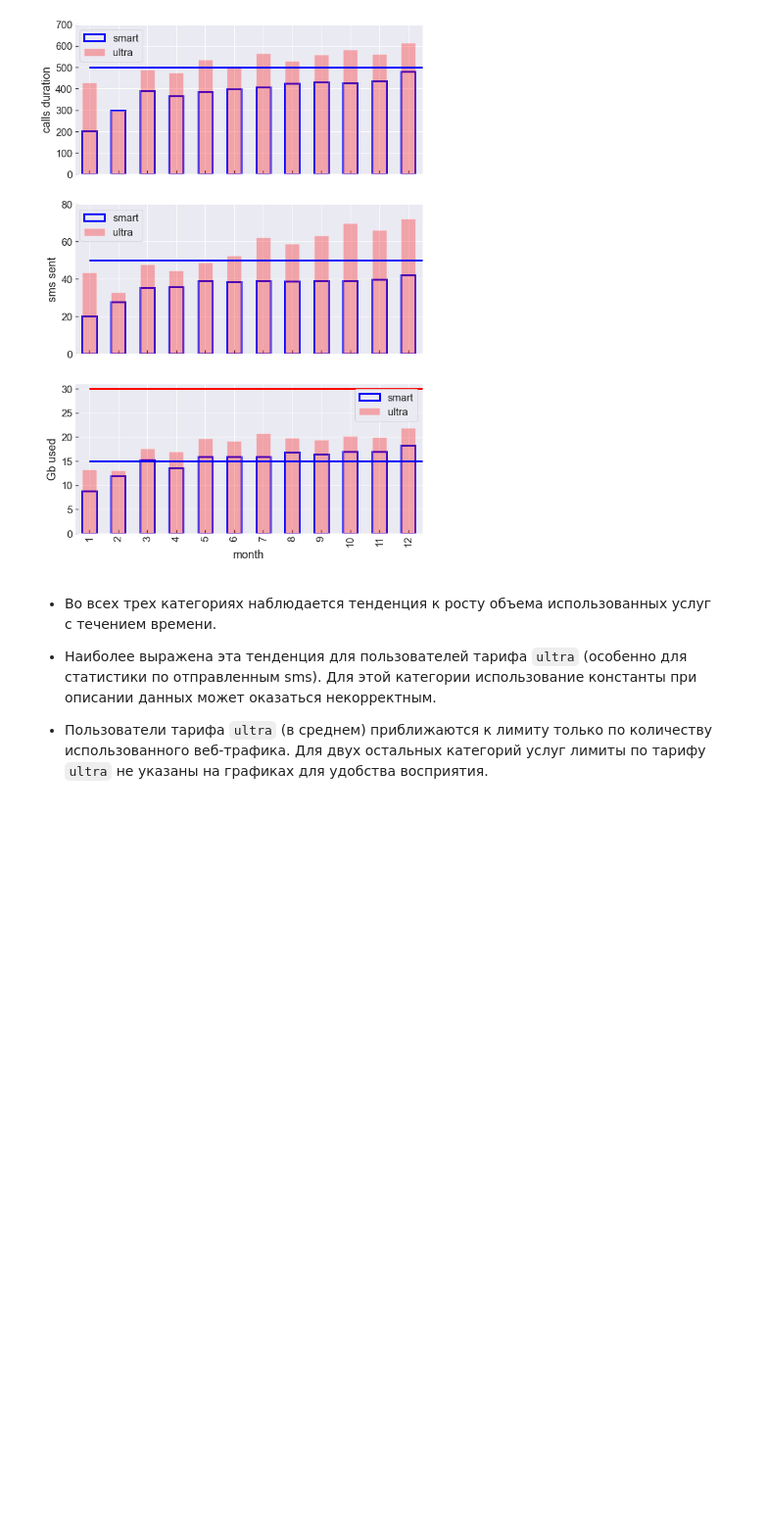
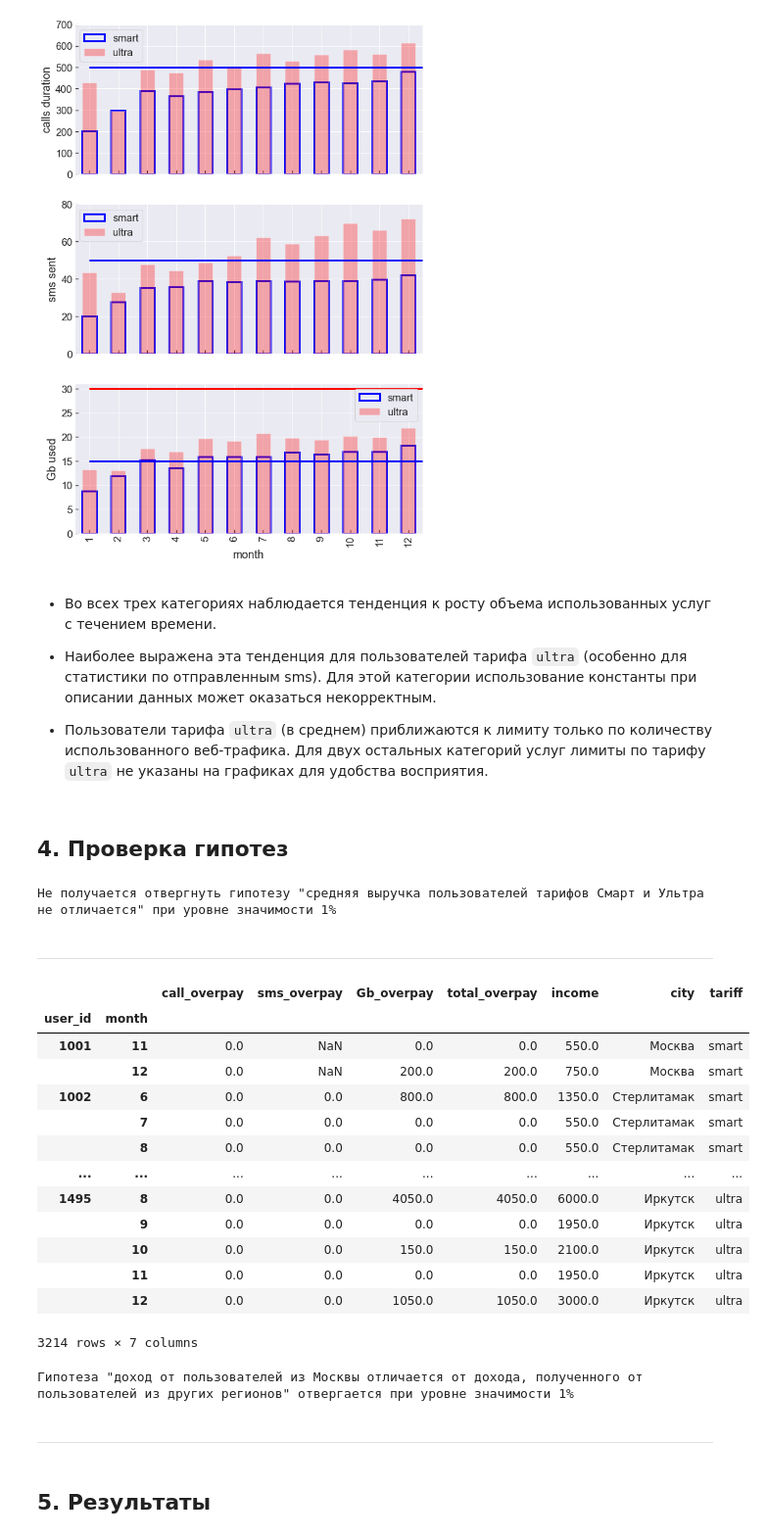
Before and after one commit to mbelveder/praktikum, a Jupyter notebook: 4_megaline/megaline.ipynb, the cells around one changed output. Shown at 98% size. Saved outputs shown, nothing was run; the diff lists cells and outputs as text; code cells hidden in the pictures; blank space fills up the shorter version.

```diff
--- a/4_megaline/megaline.ipynb
+++ b/4_megaline/megaline.ipynb
@@ -28,11 +30,11 @@ sns.set_style('darkgrid', rc={'ytick.left':True, 'ytick.direction':'in',
 # %% [markdown]
 ## 1. Общая информация <a class="anchor" id="section_1"></a>
 # %%
-users_df = pd.read_csv('datasets/users.csv')
-messages_df = pd.read_csv('datasets/messages.csv')
-calls_df = pd.read_csv('datasets/calls.csv')
-internet_df = pd.read_csv('datasets/internet.csv', )
-tariffs_df = pd.read_csv('datasets/tariffs.csv')
+users_df = pd.read_csv('/datasets/users.csv')
+messages_df = pd.read_csv('/datasets/messages.csv')
+calls_df = pd.read_csv('/datasets/calls.csv')
+internet_df = pd.read_csv('/datasets/internet.csv', )
+tariffs_df = pd.read_csv('/datasets/tariffs.csv')
 # %% [markdown]
 При попытке посмотреть `calls_df.info()` вышла следующая ошибка:
 # %% [markdown]
@@ -913,13 +917,13 @@ plt.show()
 # %%
 fig, ax = plt.subplots(figsize=(14,7))
 
-smart_overpay_dfs_merged['smart_income'] = smart_overpay_dfs_merged['total_overpay'] + smart_fee
-smart_overpay_dfs_merged.groupby(level=1)['smart_income'].agg(['mean']).plot(kind='bar', color='none',
+smart_overpay_dfs_merged['income'] = smart_overpay_dfs_merged['total_overpay'] + smart_fee
+smart_overpay_dfs_merged.groupby(level=1)['income'].agg(['mean']).plot(kind='bar', color='none',
                                                                                edgecolor='blue', lw=3, ax=ax,
                                                                                label='smart_median')
 
-ultra_overpay_dfs_merged['ultra_income'] = ultra_overpay_dfs_merged['total_overpay'] + ultra_fee
-ultra_overpay_dfs_merged.groupby(level=1)['ultra_income'].agg(['mean']).plot(kind='bar', color='red', alpha=.3,
+ultra_overpay_dfs_merged['income'] = ultra_overpay_dfs_merged['total_overpay'] + ultra_fee
+ultra_overpay_dfs_merged.groupby(level=1)['income'].agg(['mean']).plot(kind='bar', color='red', alpha=.3,
                                                                                ax=ax, label='ultra')
 
 ax.legend()
@@ -1011,3 +1015,5 @@ plt.show()
 - Наиболее выражена эта тенденция для пользователей тарифа `ultra` (особенно для статистики по отправленным sms). Для этой категории использование константы при описании данных может оказаться некорректным.
 
 - Пользователи тарифа `ultra` (в среднем) приближаются к лимиту только по количеству использованного веб-трафика. Для двух остальных категорий услуг лимиты по тарифу `ultra` не указаны на графиках для удобства восприятия.
+# %% [markdown]
+## 4. Проверка гипотез <a class="anchor" id="section_4"></a>
@@ -1013,0 +1022,36 @@ plt.show()
+# %%
+smart_sample = smart_overpay_dfs_merged['income']
+ulra_sample = ultra_overpay_dfs_merged['income']
+
+result_smart_ultra = st.ttest_ind(smart_sample, ulra_sample)
+
+alpha = .01
+
+if result_smart_ultra.pvalue < .01:
+    print(f'Не получается отвергнуть гипотезу "средняя выручка пользователей тарифов Смарт и Ультра не отличается" при уровне значимости {alpha:.0%}')
+# %% [output]
+Не получается отвергнуть гипотезу "средняя выручка пользователей тарифов Смарт и Ультра не отличается" при уровне значимости 1%
+# %% [markdown]
+***
+# %%
+smart_combined_df = smart_overpay_dfs_merged.join(users_df[['city', 'tariff']])
+ultra_combined_df = ultra_overpay_dfs_merged.join(users_df[['city', 'tariff']])
+
+combined_income_df = pd.concat([smart_combined_df, ultra_combined_df])
+
+combined_income_df
+# %% [output]
+|  |  | call_overpay | sms_overpay | Gb_overpay | total_overpay | income | city | tariff |
+| user_id | month |  |  |  |  |  |  |  |
+| 1001 | 11 | 0.0 | NaN | 0.0 | 0.0 | 550.0 | Москва | smart |
+|  | 12 | 0.0 | NaN | 200.0 | 200.0 | 750.0 | Москва | smart |
+| 1002 | 6 | 0.0 | 0.0 | 800.0 | 800.0 | 1350.0 | Стерлитамак | smart |
+|  | 7 | 0.0 | 0.0 | 0.0 | 0.0 | 550.0 | Стерлитамак | smart |
+|  | 8 | 0.0 | 0.0 | 0.0 | 0.0 | 550.0 | Стерлитамак | smart |
+| ... | ... | ... | ... | ... | ... | ... | ... | ... |
+| 1495 | 8 | 0.0 | 0.0 | 4050.0 | 4050.0 | 6000.0 | Иркутск | ultra |
+|  | 9 | 0.0 | 0.0 | 0.0 | 0.0 | 1950.0 | Иркутск | ultra |
+|  | 10 | 0.0 | 0.0 | 150.0 | 150.0 | 2100.0 | Иркутск | ultra |
+|  | 11 | 0.0 | 0.0 | 0.0 | 0.0 | 1950.0 | Иркутск | ultra |
+|  | 12 | 0.0 | 0.0 | 1050.0 | 1050.0 | 3000.0 | Иркутск | ultra |
+3214 rows × 7 columns
@@ -1013,0 +1061,16 @@ plt.show()
+# %%
+result_msk_not_msk = st.ttest_ind(moscow_income_df['income'], not_moscow_income_df['income'])
+
+alpha = .01
+
+if result_msk_not_msk.pvalue < alpha:
+    print('Не получается отвергнуть гипотезу "доход от пользователей из Москвы отличается от дохода, полученного с пользователей из других регионов"')
+
+else:
+    print(f'Гипотеза "доход от пользователей из Москвы отличается от дохода, полученного от пользователей из других регионов" отвергается при уровне значимости {alpha:.0%}')
+# %% [output]
+Гипотеза "доход от пользователей из Москвы отличается от дохода, полученного от пользователей из других регионов" отвергается при уровне значимости 1%
+# %% [markdown]
+***
+# %% [markdown]
+## 5. Результаты <a class="anchor" id="section_5"></a>
```
Also changed, not shown: parts of 9 cells of this notebook, 2 other files.
